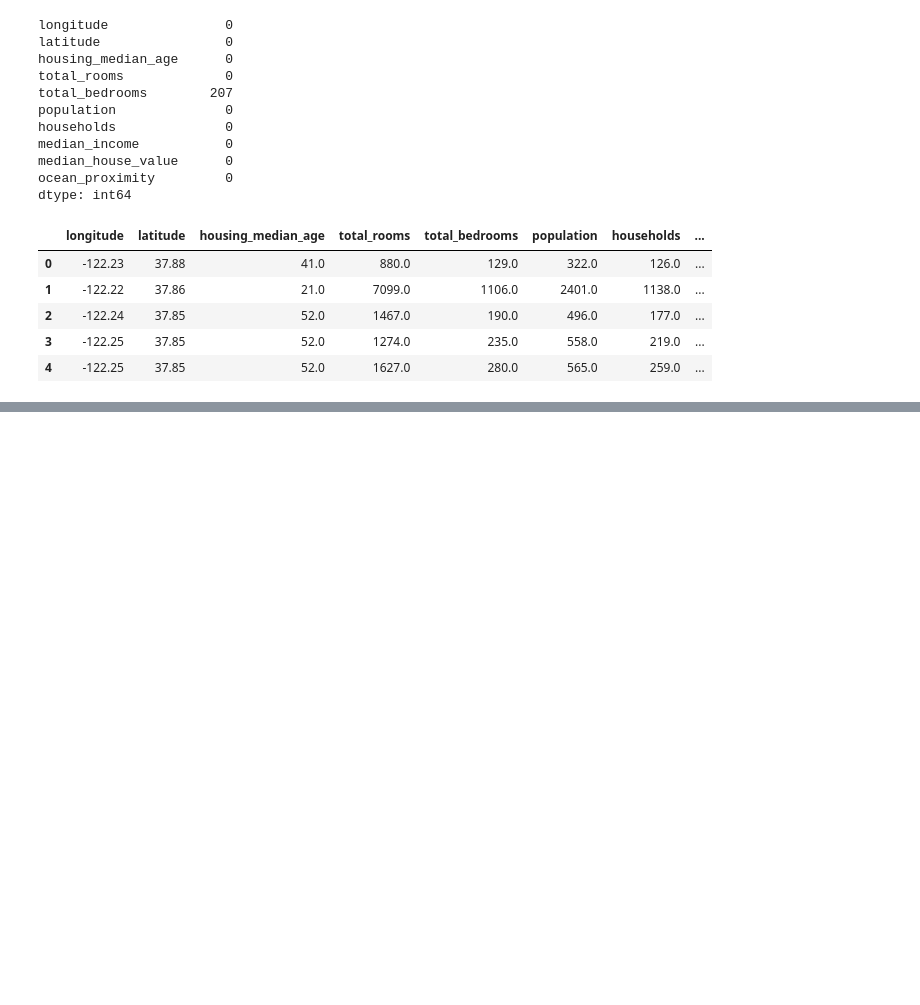
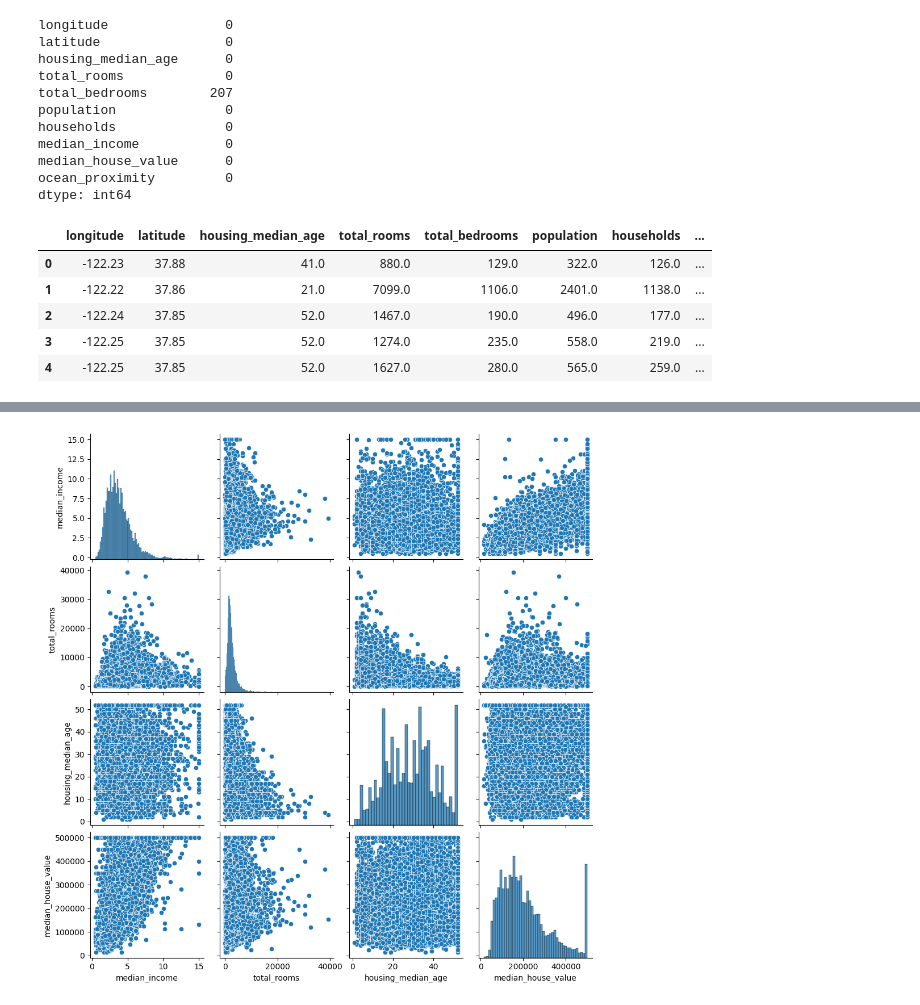
Before and after one commit to ShivendraSahu22/ProjectQuest, a Jupyter notebook: HOUSE PRICE PREDICTION/California/random forest.ipynb, the cells around one changed output, grey strips where cells are left out. Drawn from its saved outputs; the diff is of its cells as text; code cells hidden in the pictures; blank space fills up the shorter version.

Commit message:
pairplot

```diff
--- a/HOUSE PRICE PREDICTION/California/random forest.ipynb
+++ b/HOUSE PRICE PREDICTION/California/random forest.ipynb
@@ -61,0 +79,4 @@ df.head()
+# %%
+pairplot = sns.pairplot(df, vars=["median_income", "total_rooms", "housing_median_age", "median_house_value"])
+# %% [output]
+[figure, added]
```
Also changed, not shown: parts of 3 cells of this notebook.
